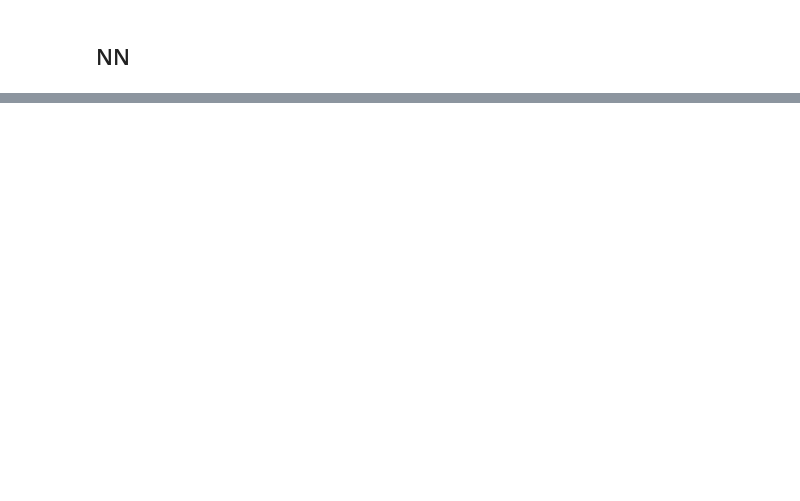
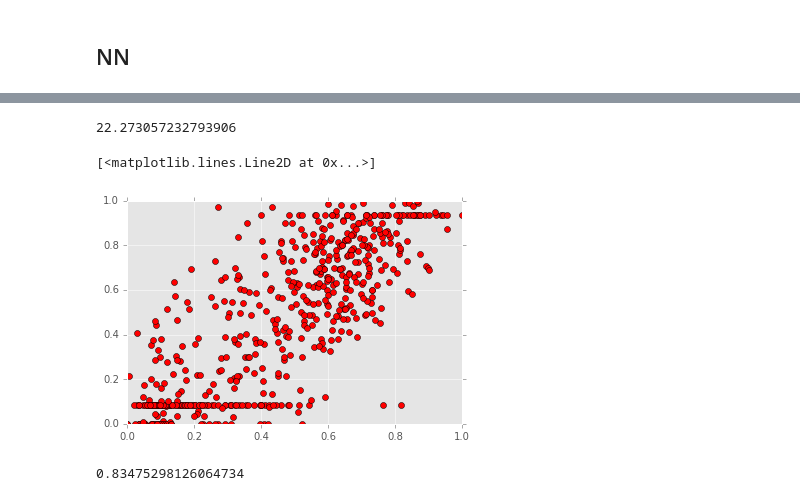
Before and after one commit to VladimirGl/mhc_pred, a Jupyter notebook: code/mhcflowdata_onehotreg.ipynb, the cells around one changed output, grey strips where cells are left out. Saved outputs shown, nothing was run; the diff lists cells and outputs as text; code cells hidden in the pictures; blank space fills up the shorter version.

```diff
--- a/code/mhcflowdata_onehotreg.ipynb
+++ b/code/mhcflowdata_onehotreg.ipynb
@@ -188,0 +216,18 @@ sum((preds - y_test)**2)
+# %%
+preds2 = preds.clip(min = 0)
+preds2 = preds2.clip(max = 1)
+sum((preds2 - y_test)**2)
+# %% [output]
+22.273057232793906
+# %%
+plt.plot(preds2, y_test, 'ro')
+# %% [output]
+[<matplotlib.lines.Line2D at 0x...>]
+[figure, added]
+# %%
+t = y_test < 0.2
+n = preds2 < 0.2
+
+sum(t == n) / float(y_test.shape[0])
+# %% [output]
+0.83475298126064734
```
Also changed, not shown: parts of 10 cells of this notebook, 7 other files.
